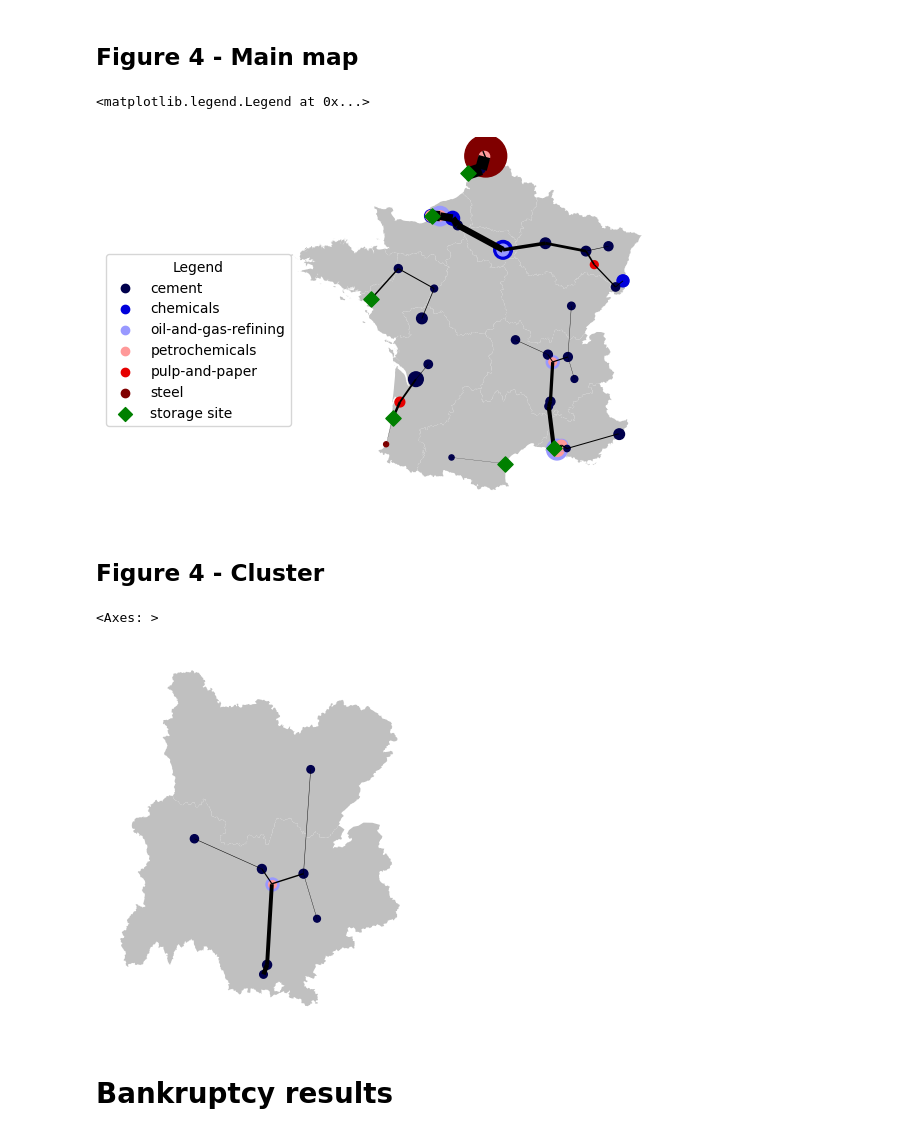
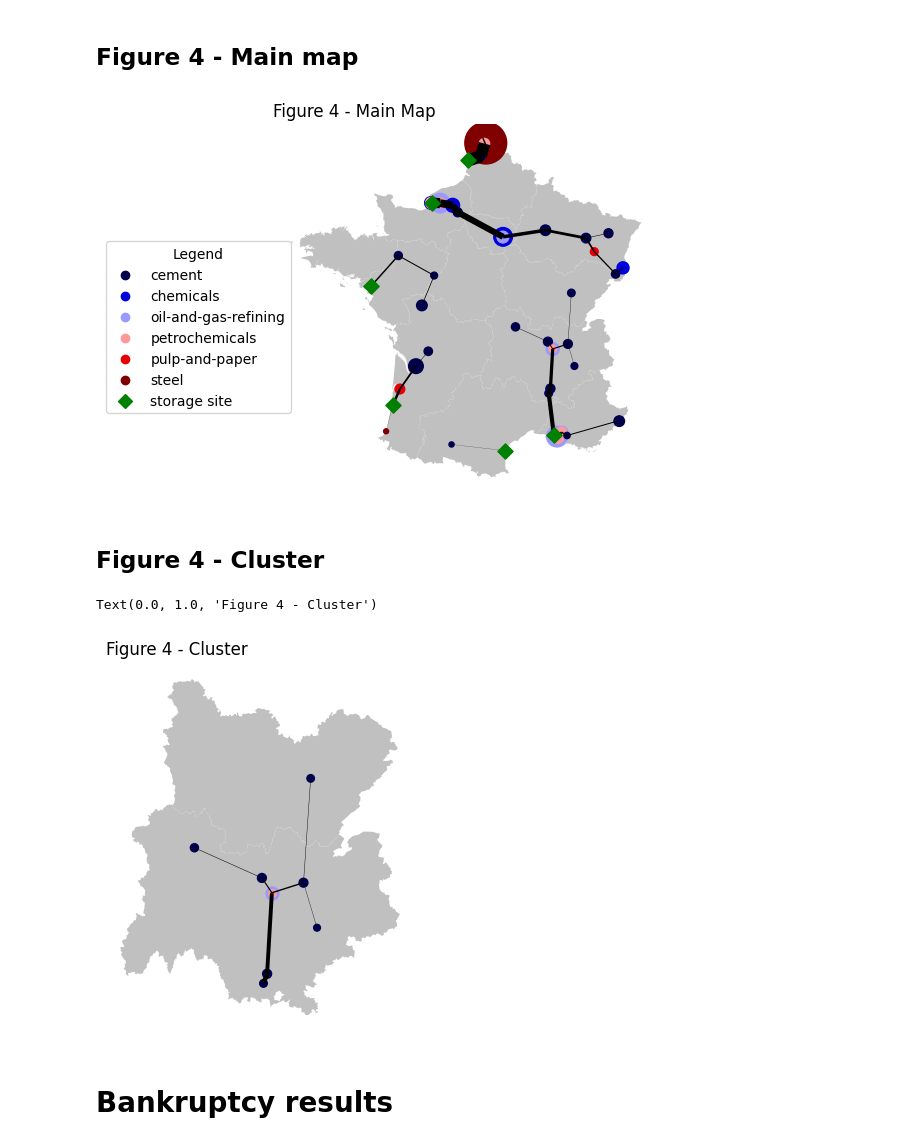
Before and after one commit to AdriSushi/CCS_subsidies_replication_colab, a Jupyter notebook: 3_results_analysis_colab.ipynb, the cells around one changed output. Saved outputs shown, nothing was run; the diff lists cells and outputs as text; code cells hidden in the pictures.

```diff
--- a/3_results_analysis_colab.ipynb
+++ b/3_results_analysis_colab.ipynb
@@ -338,36 +338,36 @@ qtrans.plot(
     zorder=1
 )
 
 # Storage sites
 storage_sites.plot(
     ax=axes,
     color='green',
     marker="D",
     markersize=60,
     zorder=2
 )
 
 
 # Legend handles
 # pipeline_handle = mlines.Line2D([], [], color='black', label='Pipeline route')
 storage_handle = plt.scatter([], [], color='green', label='storage site', marker='D', s=50)
 # legend_handles = capture_legend_handles + [storage_handle, pipeline_handle]
 legend_handles = capture_legend_handles + [storage_handle]
 
 # Legend Box
 plt.legend(
     handles=legend_handles,
     loc='lower left',
     bbox_to_anchor=(-0.45, 0.2),
     title="Legend"
 )
 
-# plt.show()
+plt.title("Figure 4 - Main Map",loc='left')
+plt.show()
 # plt.savefig('Map_emitters.png',bbox_inches = "tight")
 # plt.savefig(NOTEBOOK_PATH/'results'/'figures'/'Figure_4_main.png', bbox_inches = "tight")
 # %% [output]
-<matplotlib.legend.Legend at 0x...>
-[figure, old version]
+[figure, new version]
 # %% [markdown]
 ## Figure 4 - Cluster
 # %%
@@ -414,10 +414,11 @@ pipelines_S0_regions.plot(
     linewidth=pipelines_S0_regions["qtrans"] * 1.2
 )
 
+plt.title("Figure 4 - Cluster",loc='left')
 # plt.savefig(NOTEBOOK_PATH/'results'/'figures'/'Figure_4_cluster.png', bbox_inches="tight")
 # %% [output]
-<Axes: >
+Text(0.0, 1.0, 'Figure 4 - Cluster')
-[figure, old version]
+[figure, new version]
 # %% [markdown]
 # Bankruptcy results
 # %% [markdown]
```
Also changed, not shown: parts of 2 cells of this notebook.
